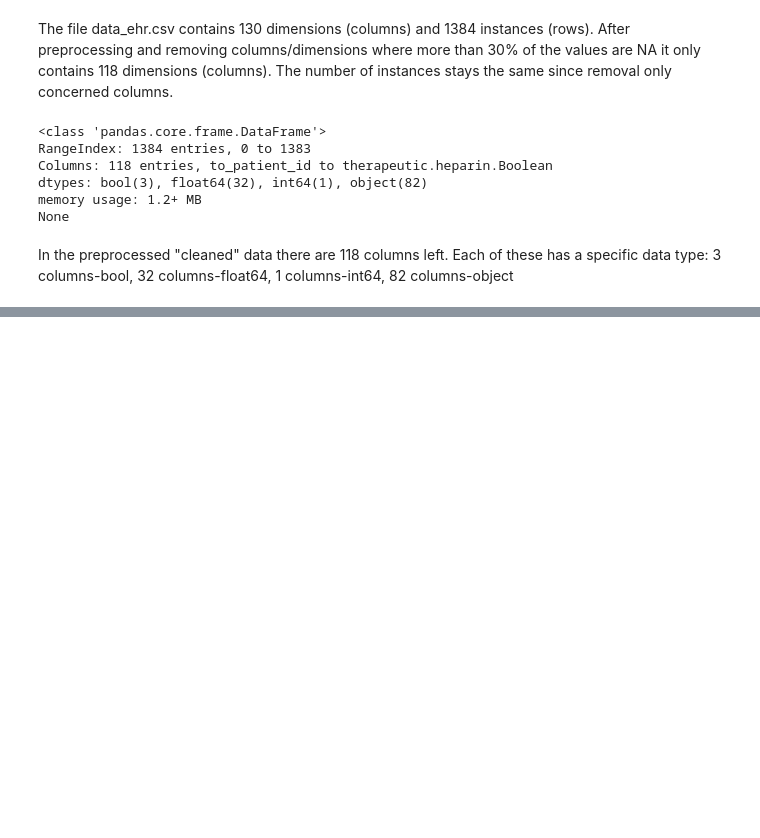
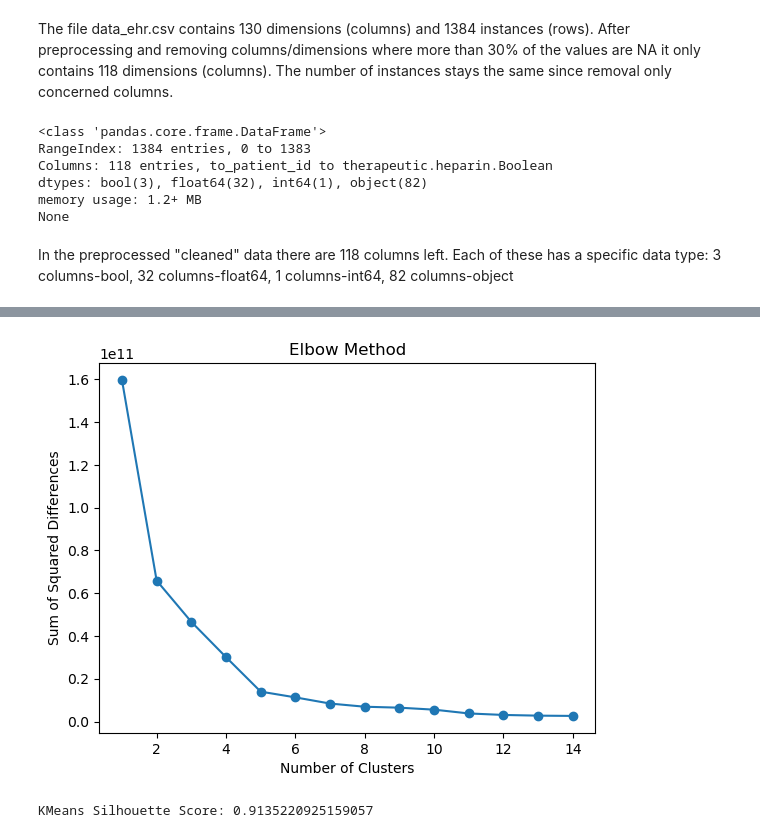
Before and after one commit to tonyzamyatin/mdgamls, a Jupyter notebook: UE5/solution.ipynb, the cells around one changed output, grey strips where cells are left out. Cells and saved outputs as stored; diff of their text form; code cells hidden in the pictures; blank space fills up the shorter version.

Commit message:
part 2 done for Kmeans and DBSCAN

```diff
--- a/UE5/solution.ipynb
+++ b/UE5/solution.ipynb
@@ -47,0 +60,22 @@ In the preprocessed "cleaned" data there are 118 columns left. Each of these has
+# %%
+from sklearn.metrics import silhouette_score
+import part2 as clustering
+import matplotlib.pyplot as plt
+from sklearn.cluster import KMeans
+
+
+cluster_data = clustering.get_numerical_features(clean_data)
+
+plt.plot(range(1, 15), clustering.elbow_method(cluster_data), marker='o')
+plt.title('Elbow Method')
+plt.xlabel('Number of Clusters')
+plt.ylabel('Sum of Squared Differences')
+plt.show()
+
+kmeans = KMeans(n_clusters=5, init='k-means++', random_state=42)
+clusters = kmeans.fit_predict(cluster_data)
+kmeans_silhouette = silhouette_score(cluster_data, clusters)
+print(f"KMeans Silhouette Score: {kmeans_silhouette}")
+# %% [output]
+[figure, added]
+KMeans Silhouette Score: 0.9135220925159057
```
Also changed, not shown: parts of 5 cells of this notebook, 1 other file.
